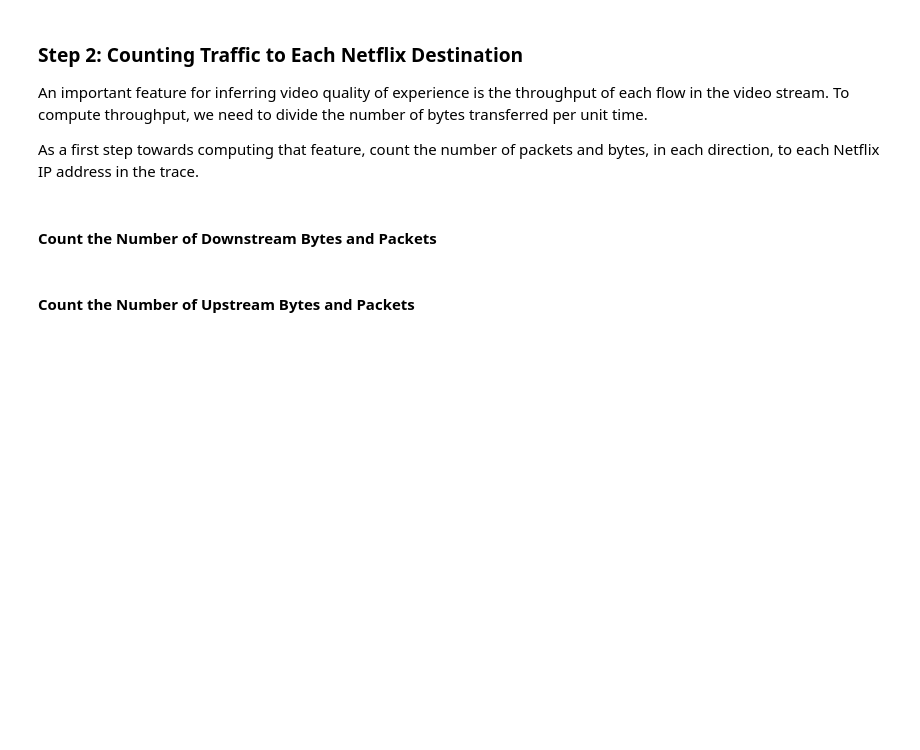
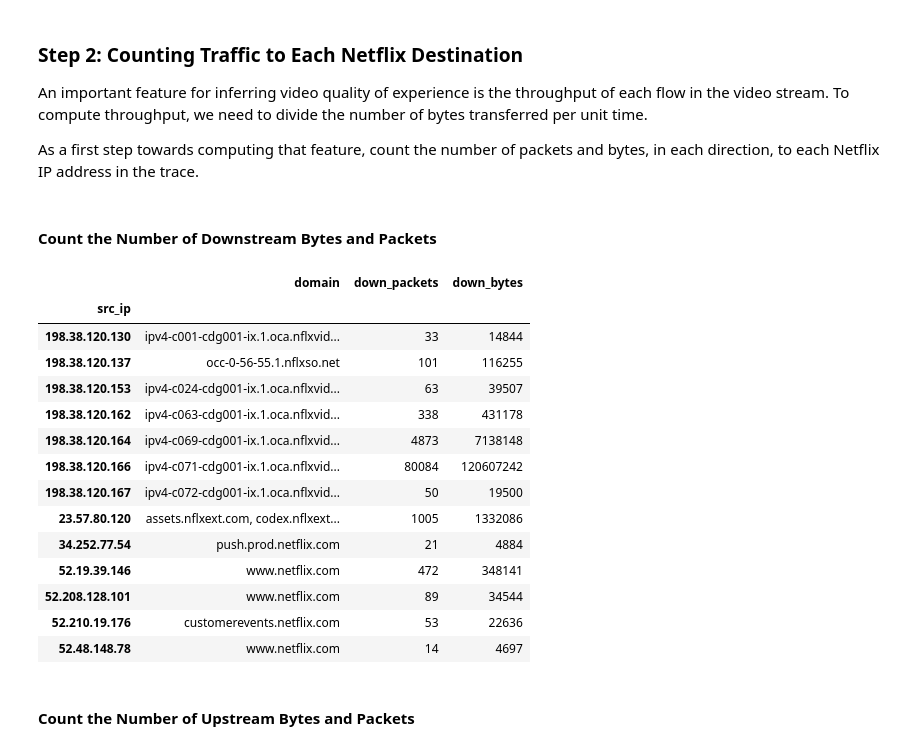
Before and after one commit to fujiayuFrank/ml-systems, a Jupyter notebook: docs/notebooks/03-Performance-Service-Clean.ipynb, the cells around one changed output. Cells and saved outputs as stored; diff of their text form; code cells hidden in the pictures; blank space fills up the shorter version.

```diff
--- a/docs/notebooks/03-Performance-Service-Clean.ipynb
+++ b/docs/notebooks/03-Performance-Service-Clean.ipynb
@@ -161,5 +164,55 @@ An important feature for inferring video quality of experience is the throughput
 As a first step towards computing that feature, count the number of packets and bytes, in each direction, to each Netflix IP address in the trace.
 # %% [markdown]
 #### Count the Number of Downstream Bytes and Packets
+# %%
+import re
+
+CLIENT = "192.168.43.72"
+
+# Wireshark replaced many IPs with names. Map each one back to an IP so every
+# packet is counted under the Netflix address it belongs to.
+name_to_ip = {d: next(iter(ips)) for d, ips in nf_domain_ips.items() if len(ips) == 1}
+
+def to_ip(endpoint):
+    if endpoint in name_to_ip:
+        return name_to_ip[endpoint]
+    m = (re.match(r"ec2-(\d+)-(\d+)-(\d+)-(\d+)\.", str(endpoint))
+         or re.match(r"a(\d+)-(\d+)-(\d+)-(\d+)\.deploy\.", str(endpoint)))
+    return ".".join(m.groups()) if m else endpoint
+
+ndf = ndf.assign(src_ip=ndf['Source'].map(to_ip), dst_ip=ndf['Destination'].map(to_ip))
+
+# Domain name(s) that resolved to each Netflix IP (an IP can serve several domains).
+ip_to_domains = {}
+for domain, ips in nf_domain_ips.items():
+    for ip in ips:
+        ip_to_domains.setdefault(ip, []).append(domain)
+
+def add_domain(df):
+    df.insert(0, 'domain', [", ".join(sorted(ip_to_domains.get(ip, []))) for ip in df.index])
+    return df
+
+# Downstream: Netflix IP -> client
+downstream = (ndf[(ndf['dst_ip'] == CLIENT) & ndf['src_ip'].isin(nf_ips)]
+              .groupby('src_ip')['Length']
+              .agg(down_packets='count', down_bytes='sum'))
+downstream = add_domain(downstream)
+downstream
+# %% [output]
+|  | domain | down_packets | down_bytes |
+| src_ip |  |  |  |
+| 198.38.120.130 | ipv4-c001-cdg001-ix.1.oca.nflxvid... | 33 | 14844 |
+| 198.38.120.137 | occ-0-56-55.1.nflxso.net | 101 | 116255 |
+| 198.38.120.153 | ipv4-c024-cdg001-ix.1.oca.nflxvid... | 63 | 39507 |
+| 198.38.120.162 | ipv4-c063-cdg001-ix.1.oca.nflxvid... | 338 | 431178 |
+| 198.38.120.164 | ipv4-c069-cdg001-ix.1.oca.nflxvid... | 4873 | 7138148 |
+| 198.38.120.166 | ipv4-c071-cdg001-ix.1.oca.nflxvid... | 80084 | 120607242 |
+| 198.38.120.167 | ipv4-c072-cdg001-ix.1.oca.nflxvid... | 50 | 19500 |
+| 23.57.80.120 | assets.nflxext.com, codex.nflxext... | 1005 | 1332086 |
+| 34.252.77.54 | push.prod.netflix.com | 21 | 4884 |
+| 52.19.39.146 | www.netflix.com | 472 | 348141 |
+| 52.208.128.101 | www.netflix.com | 89 | 34544 |
+| 52.210.19.176 | customerevents.netflix.com | 53 | 22636 |
+| 52.48.148.78 | www.netflix.com | 14 | 4697 |
 # %% [markdown]
 #### Count the Number of Upstream Bytes and Packets
```
Also changed, not shown: parts of 3 cells of this notebook.
